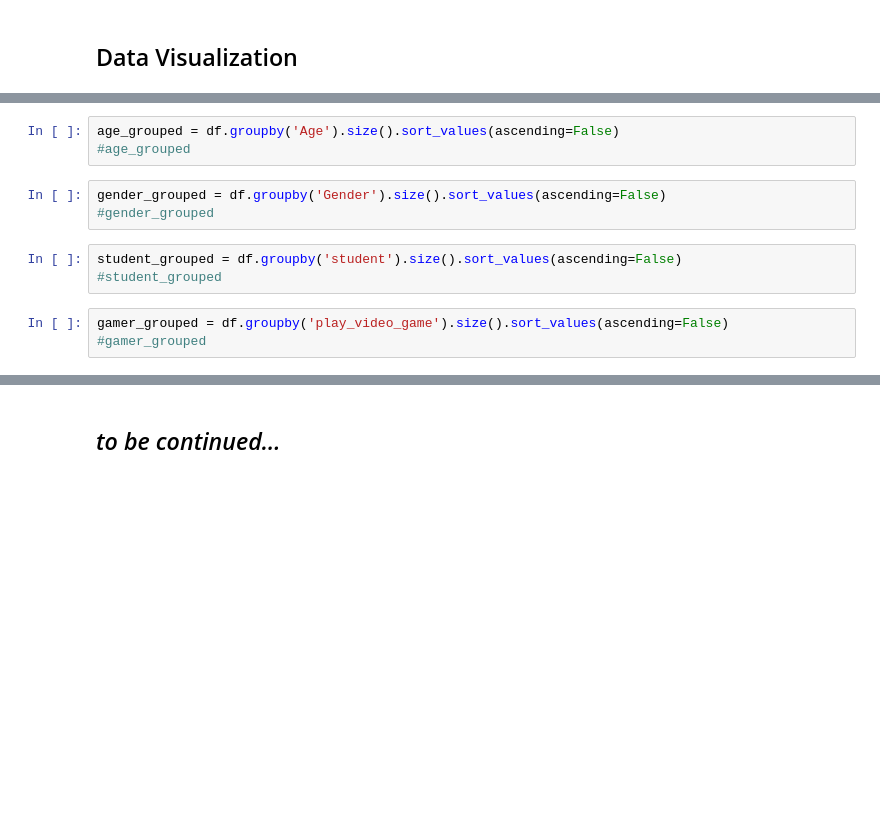
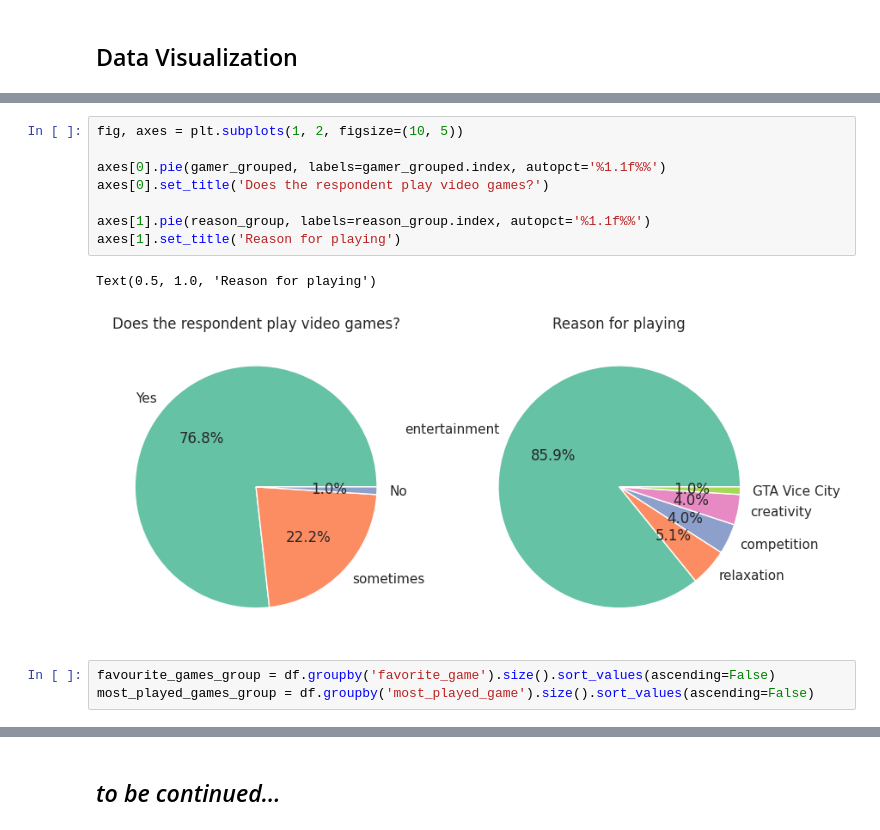
Before and after one commit to MartaSeidler/Kaggle_Reason_for_playing_Video_Games, a Jupyter notebook: reason-for-playing-video-games.ipynb, the cells around one changed output, grey strips where cells are left out. Cells and saved outputs as stored; diff of their text form; blank space fills up the shorter version.

Commit message:
Kaggle Notebook | Reason for playing Video Games | Version 4

```diff
--- a/reason-for-playing-video-games.ipynb
+++ b/reason-for-playing-video-games.ipynb
@@ -86,12 +106,14 @@ df['most_played_game'] = df['most_played_game'].replace('FIFA 22 ', 'FIFA 22')
+# %%
+fig, axes = plt.subplots(1, 2, figsize=(10, 5))
+
+axes[0].pie(gamer_grouped, labels=gamer_grouped.index, autopct='%1.1f%%')
+axes[0].set_title('Does the respondent play video games?')
+
+axes[1].pie(reason_group, labels=reason_group.index, autopct='%1.1f%%')
+axes[1].set_title('Reason for playing')
+# %% [output]
+Text(0.5, 1.0, 'Reason for playing')
+[figure, added]
 # %%
-age_grouped = df.groupby('Age').size().sort_values(ascending=False)
-#age_grouped
+favourite_games_group = df.groupby('favorite_game').size().sort_values(ascending=False)
+most_played_games_group = df.groupby('most_played_game').size().sort_values(ascending=False)
-# %%
-gender_grouped = df.groupby('Gender').size().sort_values(ascending=False)
-#gender_grouped
-# %%
-student_grouped = df.groupby('student').size().sort_values(ascending=False)
-#student_grouped
-# %%
-gamer_grouped = df.groupby('play_video_game').size().sort_values(ascending=False)
-#gamer_grouped
```
Also changed, not shown: parts of 11 cells of this notebook.
